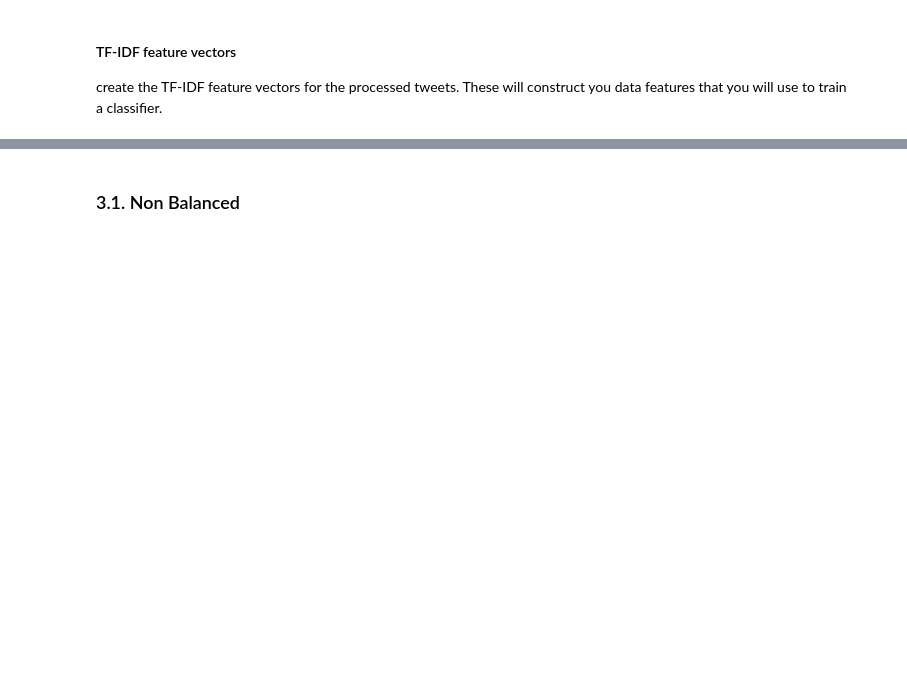
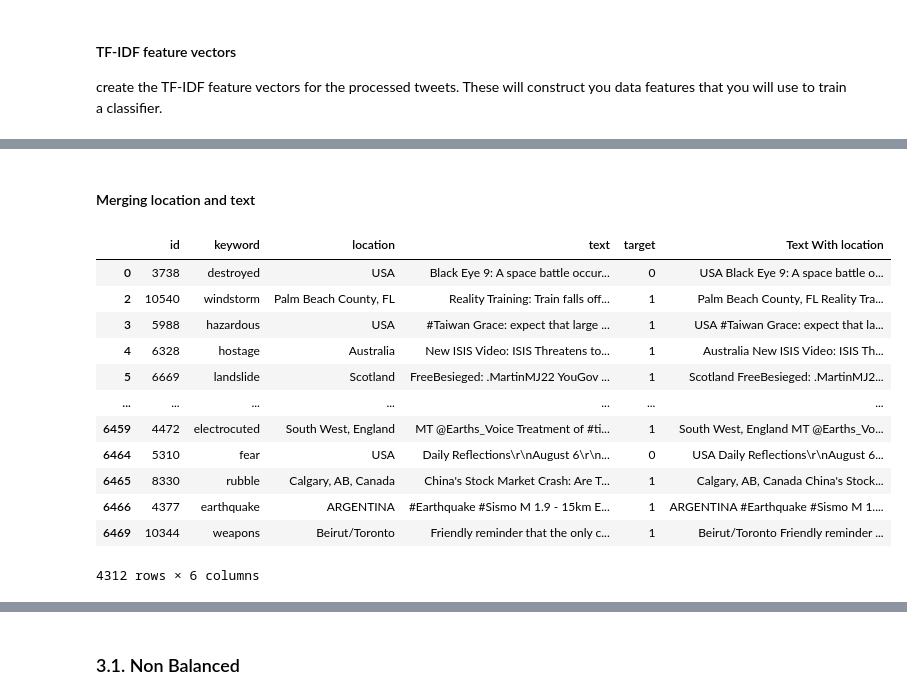
Before and after one commit to sarrab/DMML2020_COOP, a Jupyter notebook: code/LR_Models.ipynb, the cells around one changed output, grey strips where cells are left out. Drawn from its saved outputs; the diff is of its cells as text; code cells hidden in the pictures; blank space fills up the shorter version.

```diff
--- a/code/LR_Models.ipynb
+++ b/code/LR_Models.ipynb
@@ -246,0 +853,4 @@ print(f"ACCURACY SCORE:\n{pipe_2.score(X_train_prdc_3.astype('U'), y_train):.6f}
+# %%
+df_train_copy_to_remove_loc = df_train_copy_2[df_train_copy_2['location'].isnull()]
+index_to_remove_loc = df_train_copy_to_remove_loc.index
+index_to_remove_loc
@@ -246,0 +868,12 @@ print(f"ACCURACY SCORE:\n{pipe_2.score(X_train_prdc_3.astype('U'), y_train):.6f}
+# %%
+#dealing missing location
+df_train_copy_3 = df_train
+df_train_copy_4 = df_train
+df_train_copy_5 = df_train
+# %%
+#keeping location
+df_train_copy_3.drop([790,978,1455,1481,1492,1737,1789,1822,1946,2212,2363,2597,2628,2658,2941,3076,3153,3255,3275,3340,3359,3435,3541,3575,3673,3852,3890,3891,3938,3960,3976,3988,4037,4061,4111,4119,4451,4548,4592,4632,4735,4890,4908,6099,6163,6272,6440], inplace = True)
+# %%
+#dealing missing location
+# df_train_copy_3[df_train_copy_3['location'].isnull() == True]
+df_train_copy_3.drop(index_to_remove_loc, inplace = True)
@@ -246,0 +961,22 @@ print(f"ACCURACY SCORE:\n{pipe_2.score(X_train_prdc_3.astype('U'), y_train):.6f}
+# %% [markdown]
+#### Merging location and text
+# %%
+df_train_copy_3['Text With location'] = df_train_copy_3['location'].str.cat(df_train_copy_3['text'], sep =" ")
+# # df_train_copy_1.drop(['text','keyword'],inplace=True, axis=1)
+# df_train_copy_3['Text With Keyword and Location'] = df_train_copy_3['location'].str.cat(df_train_copy_2['Text With Keyword'], sep =" ")
+# df_train_copy_3.drop(['text','keyword','location','Text With Keyword'],inplace=True, axis=1)
+df_train_copy_3
+# %% [output]
+|  | id | keyword | location | text | target | Text With location |
+| 0 | 3738 | destroyed | USA | Black Eye 9: A space battle occur... | 0 | USA Black Eye 9: A space battle o... |
+| 2 | 10540 | windstorm | Palm Beach County, FL | Reality Training: Train falls off... | 1 | Palm Beach County, FL Reality Tra... |
+| 3 | 5988 | hazardous | USA | #Taiwan Grace: expect that large ... | 1 | USA #Taiwan Grace: expect that la... |
+| 4 | 6328 | hostage | Australia | New ISIS Video: ISIS Threatens to... | 1 | Australia New ISIS Video: ISIS Th... |
+| 5 | 6669 | landslide | Scotland | FreeBesieged: .MartinMJ22 YouGov ... | 1 | Scotland FreeBesieged: .MartinMJ2... |
+| ... | ... | ... | ... | ... | ... | ... |
+| 6459 | 4472 | electrocuted | South West, England | MT @Earths_Voice Treatment of #ti... | 1 | South West, England MT @Earths_Vo... |
+| 6464 | 5310 | fear | USA | Daily Reflections\r\nAugust 6\r\n... | 0 | USA Daily Reflections\r\nAugust 6... |
+| 6465 | 8330 | rubble | Calgary, AB, Canada | China's Stock Market Crash: Are T... | 1 | Calgary, AB, Canada China's Stock... |
+| 6466 | 4377 | earthquake | ARGENTINA | #Earthquake #Sismo M 1.9 - 15km E... | 1 | ARGENTINA #Earthquake #Sismo M 1.... |
+| 6469 | 10344 | weapons | Beirut/Toronto | Friendly reminder that the only c... | 1 | Beirut/Toronto Friendly reminder ... |
+4312 rows × 6 columns
```
Also changed, not shown: parts of 202 cells of this notebook, 6 other files.
